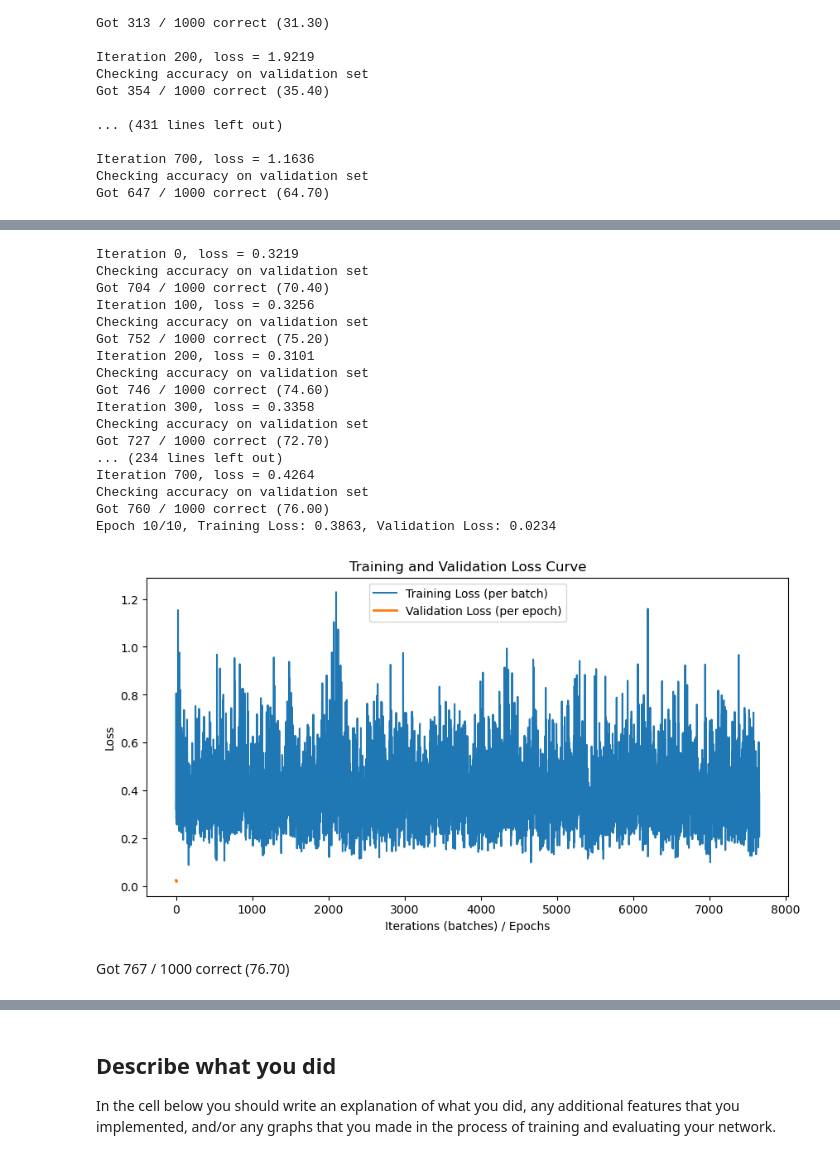
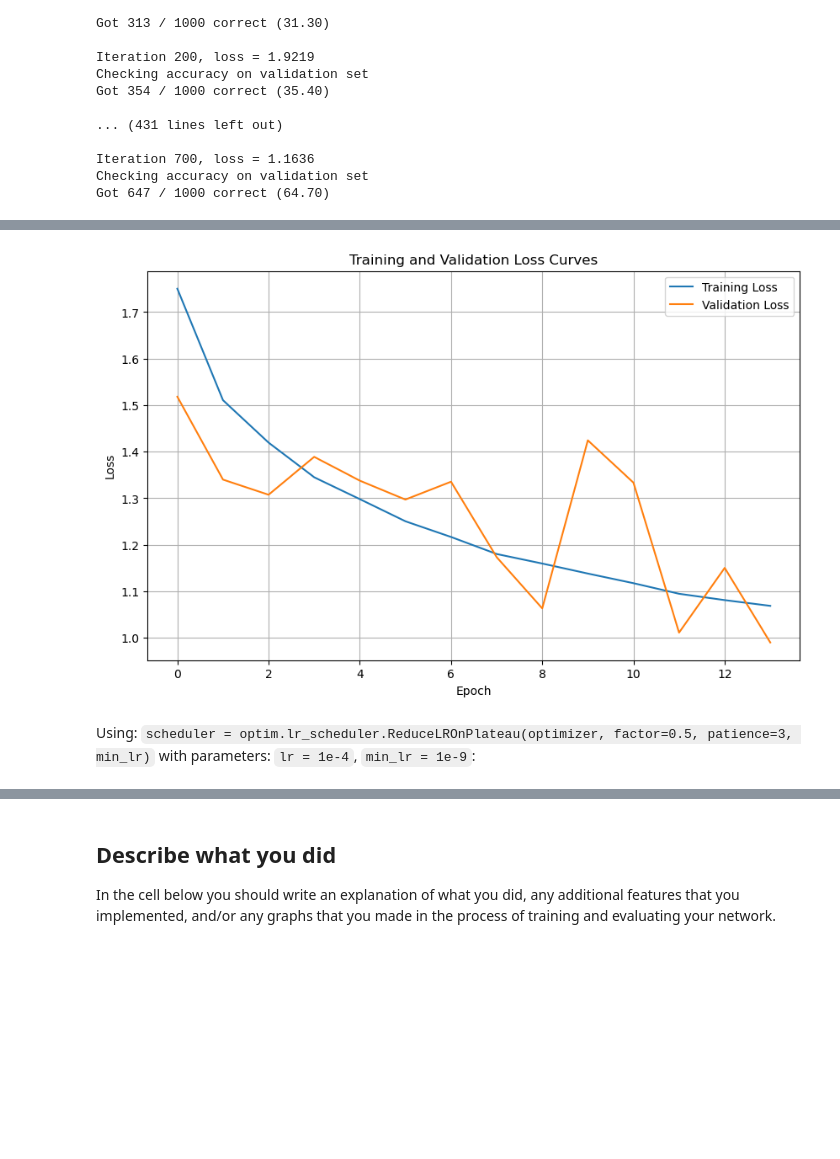
Before and after one commit to musitelli/DLVIS, a Jupyter notebook: assignment2/PyTorch.ipynb, the cells around one changed output, grey strips where cells are left out. Cells and saved outputs as stored; diff of their text form; code cells hidden in the pictures; blank space fills up the shorter version.

```diff
--- a/assignment2/PyTorch.ipynb
+++ b/assignment2/PyTorch.ipynb
@@ -1415,0 +1288,12 @@ Checking accuracy on vali
+# %%
+# Initialize the model, loss, and optimizer
+model = ResidualConvNet().to(device)
+criterion = nn.CrossEntropyLoss()
+#optimizer = optim.Adam(model.parameters(), lr=1e-2)
+optimizer = optim.AdamW(model.parameters(), lr=1e-3, weight_decay=1e-4)
+#scheduler = optim.lr_scheduler.CosineAnnealingLR(optimizer, T_max=10, eta_min=1e-5)
+#scheduler = optim.lr_scheduler.CyclicLR(optimizer, base_lr=1e-5, max_lr=1e-3, step_size_up=5, mode='triangular')
+scheduler = optim.lr_scheduler.ReduceLROnPlateau(optimizer, factor=0.5, patience=3, min_lr=1e-6)
+# %%
+# Train the model
+train_losses, val_losses = train(model, loader_train, loader_val, criterion, optimizer, scheduler, num_epochs=14)
@@ -1416,35 +1318,17 @@ Checking accuracy on vali
 # %%
-# Train the model and collect losses
-train_losses, val_losses = train_part34_with_scheduler(model_2, optimizer_2, scheduler, epochs=10)
-
-# Plot training and validation losses
-plt.figure(figsize=(10, 5))
-plt.plot(train_losses, label='Training Loss (per batch)')
-plt.plot(range(len(val_losses)), val_losses, label='Validation Loss (per epoch)', linewidth=2)
-plt.xlabel('Iterations (batches) / Epochs')
+plt.figure(figsize=(10, 6))
+plt.plot(train_losses, label='Training Loss')
+plt.plot(val_losses, label='Validation Loss')
+plt.xlabel('Epoch')
 plt.ylabel('Loss')
-plt.title('Training and Validation Loss Curve')
+plt.title('Training and Validation Loss Curves')
 plt.legend()
+plt.grid(True)
 plt.show()
 # %% [output]
-Iteration 0, loss = 0.3219
-Checking accuracy on validation set
-Got 704 / 1000 correct (70.40)
-Iteration 100, loss = 0.3256
-Checking accuracy on validation set
-Got 752 / 1000 correct (75.20)
-Iteration 200, loss = 0.3101
-Checking accuracy on validation set
-Got 746 / 1000 correct (74.60)
-Iteration 300, loss = 0.3358
-Checking accuracy on validation set
-Got 727 / 1000 correct (72.70)
-... (234 lines left out)
-Iteration 700, loss = 0.4264
-Checking accuracy on validation set
-Got 760 / 1000 correct (76.00)
-Epoch 10/10, Training Loss: 0.3863, Validation Loss: 0.0234
-[figure, old version]
+[figure, new version]
-# %% [markdown]
-Got 767 / 1000 correct (76.70)
+# %% [markdown]
+Using:
+`scheduler = optim.lr_scheduler.ReduceLROnPlateau(optimizer, factor=0.5, patience=3, min_lr)`
+with parameters: `lr = 1e-4`, `min_lr = 1e-9`:
 # %%
```
Also changed, not shown: parts of 16 cells of this notebook, 6 other files.
